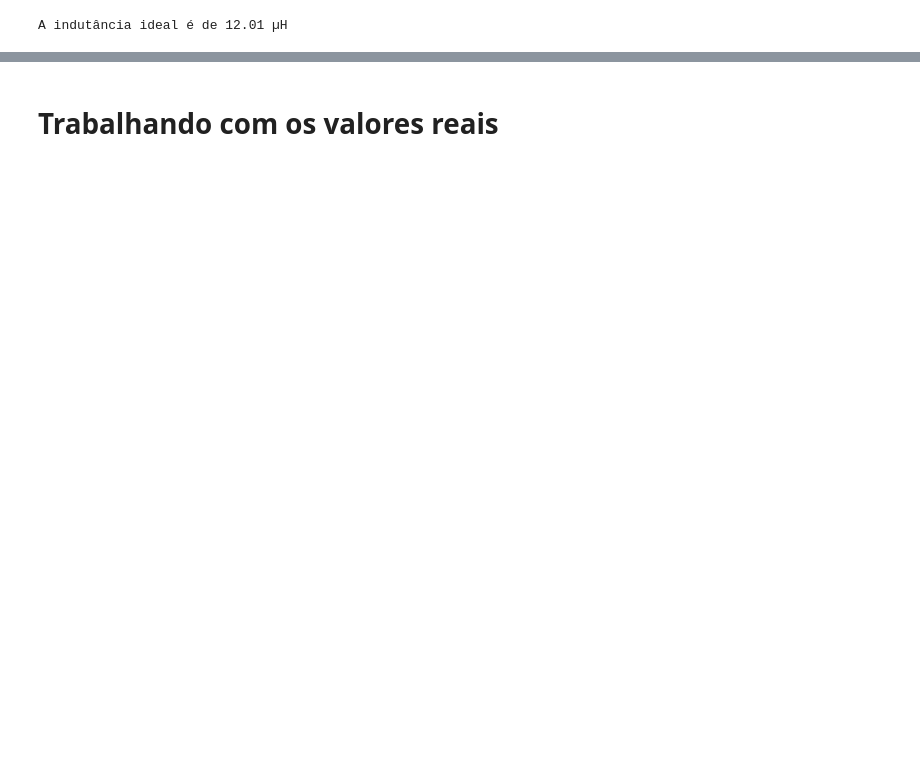
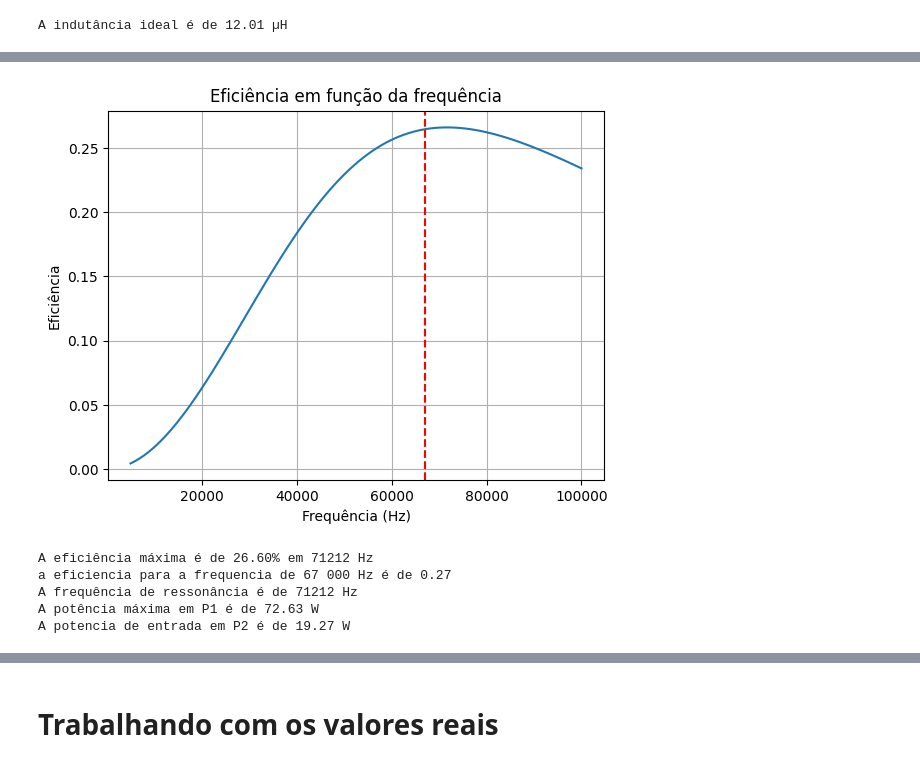
Before and after one commit to pabdutra/eletromag, a Jupyter notebook: projeto.ipynb, the cells around one changed output, grey strips where cells are left out. Drawn from its saved outputs; the diff is of its cells as text; code cells hidden in the pictures; blank space fills up the shorter version.

```diff
--- a/projeto.ipynb
+++ b/projeto.ipynb
@@ -120,0 +185,24 @@ A indutância ideal é de 12.01 µH
+# %%
+plt.plot(freqs, lista_eficiencia)
+plt.title("Eficiência em função da frequência")
+plt.xlabel("Frequência (Hz)")
+plt.ylabel("Eficiência")
+plt.grid()
+#linha onde f = 67 000 Hz
+plt.axvline(x=67000, ymin=0, ymax=1, c='r', ls='--')
+plt.savefig('img/eficienciavsfreq.png')
+plt.show()
+# %% [output]
+[figure, added]
+# %%
+print(f'A eficiência máxima é de {max(lista_eficiencia)*100:.2f}% em {freqs[lista_eficiencia.index(max(lista_eficiencia))]:.0f} Hz')
+print(f'a eficiencia para a frequencia de 67 000 Hz é de {lista_eficiencia[lista_eficiencia.index(max(lista_eficiencia))]:.2f}')
+print(f'A frequência de ressonância é de {freqs[lista_eficiencia.index(max(lista_eficiencia))]:.0f} Hz')
+print(f'A potência máxima em P1 é de {max(lista_P1):.2f} W')
+print(f'A potencia de entrada em P2 é de {max(lista_P2):.2f} W')
+# %% [output]
+A eficiência máxima é de 26.60% em 71212 Hz
+a eficiencia para a frequencia de 67 000 Hz é de 0.27
+A frequência de ressonância é de 71212 Hz
+A potência máxima em P1 é de 72.63 W
+A potencia de entrada em P2 é de 19.27 W
```
Also changed, not shown: parts of 13 cells of this notebook, 11 other files.
